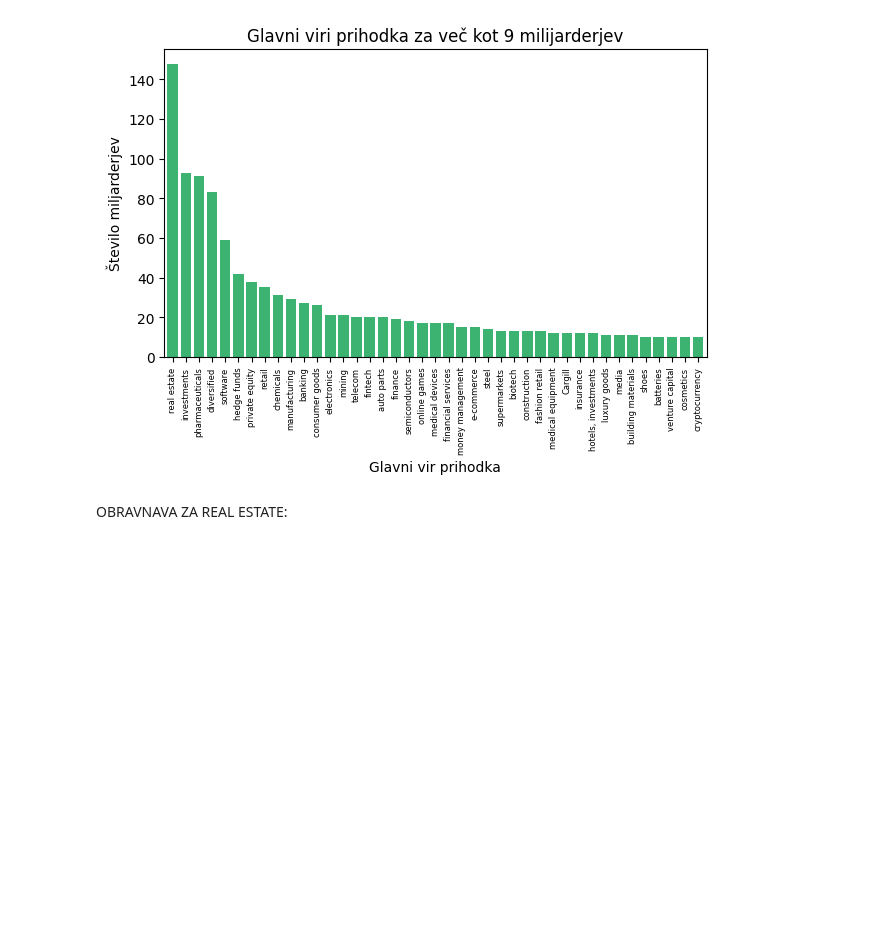
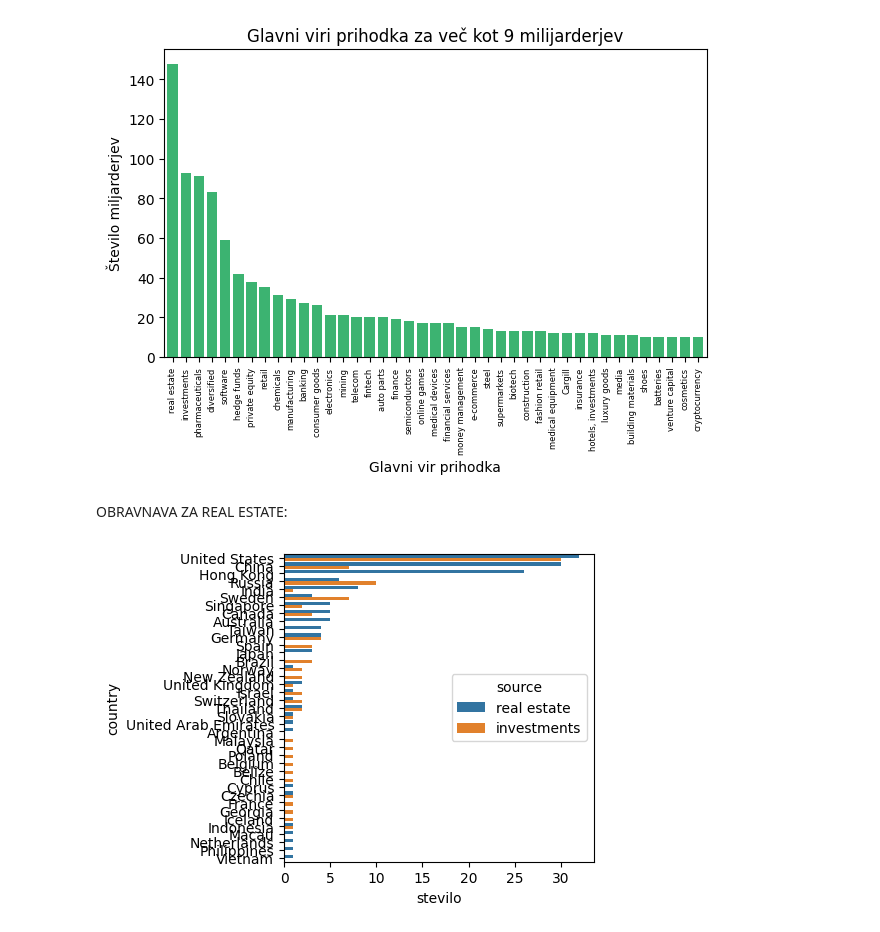
Before and after one commit to karolina-sa/Forbes-list-PROG1-projekt, a Jupyter notebook: analiza_Forbes_list.ipynb, the cells around one changed output. Drawn from its saved outputs; the diff is of its cells as text; code cells hidden in the pictures; blank space fills up the shorter version.

```diff
--- a/analiza_Forbes_list.ipynb
+++ b/analiza_Forbes_list.ipynb
@@ -167,3 +201,10 @@ forbes_source_plot
 [figure]
 # %% [markdown]
 OBRAVNAVA ZA REAL ESTATE:
+# %%
+plt.rcParams['figure.figsize'] = [4,4]
+forbes_re_i = forbes.loc[forbes['source'].isin(['real estate','investments'])].groupby(['country', 'source']).size().reset_index(name = "stevilo").sort_values(by='stevilo', ascending=False)
+forbes_re_i_plot = sns.barplot(data = forbes_re_i, x = 'stevilo', y = 'country', hue = 'source', width = 0.8)
+# TO NI OKEJ !!
+# %% [output]
+[figure, added]
```
Also changed, not shown: parts of 4 cells of this notebook.
